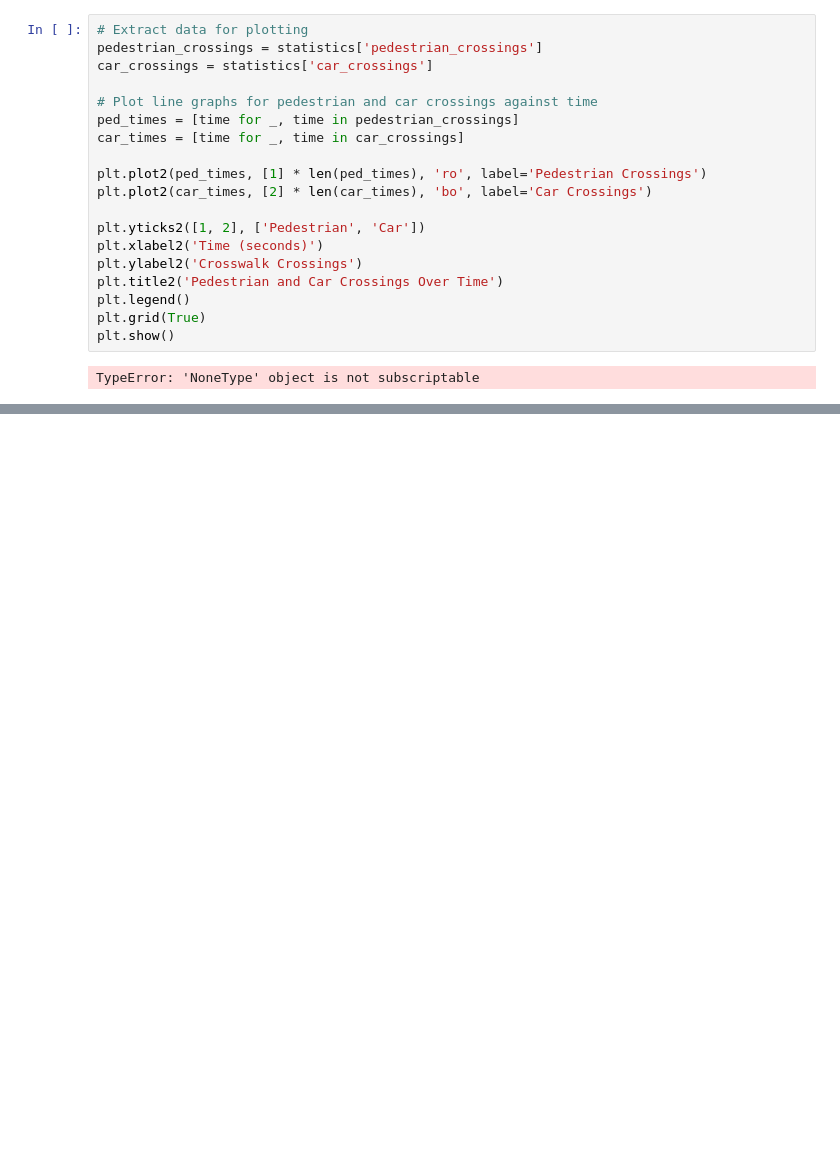
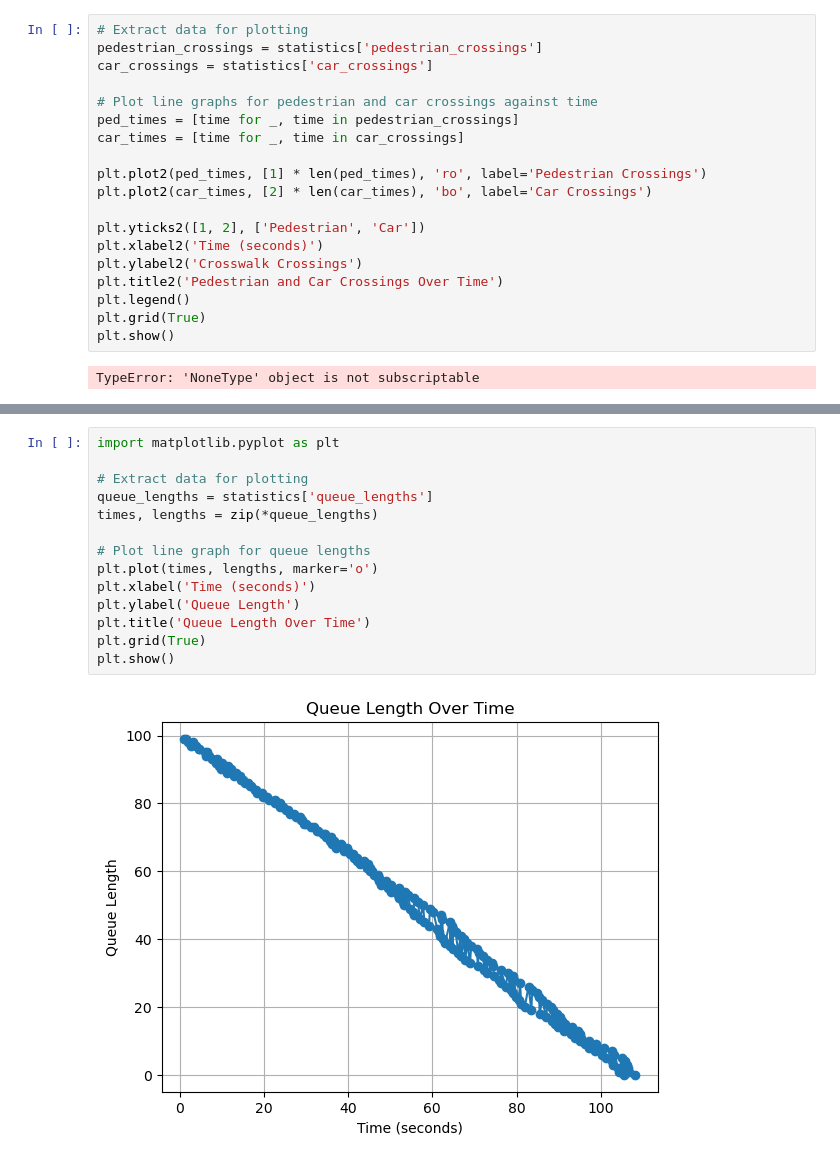
Before and after one commit to pri101zz/Simulation-Project, a Jupyter notebook: Simulation Project.ipynb, the cells around one changed output, grey strips where cells are left out. Cells and saved outputs as stored; diff of their text form; blank space fills up the shorter version.

Commit message:
second ver

```diff
--- a/Simulation Project.ipynb
+++ b/Simulation Project.ipynb
@@ -458,0 +818,16 @@ TypeError: 'NoneType' object is not subscriptable
+# %%
+import matplotlib.pyplot as plt
+
+# Extract data for plotting
+queue_lengths = statistics['queue_lengths']
+times, lengths = zip(*queue_lengths)
+
+# Plot line graph for queue lengths
+plt.plot(times, lengths, marker='o')
+plt.xlabel('Time (seconds)')
+plt.ylabel('Queue Length')
+plt.title('Queue Length Over Time')
+plt.grid(True)
+plt.show()
+# %% [output]
+[figure, added]
```
Also changed, not shown: parts of 11 cells of this notebook.
